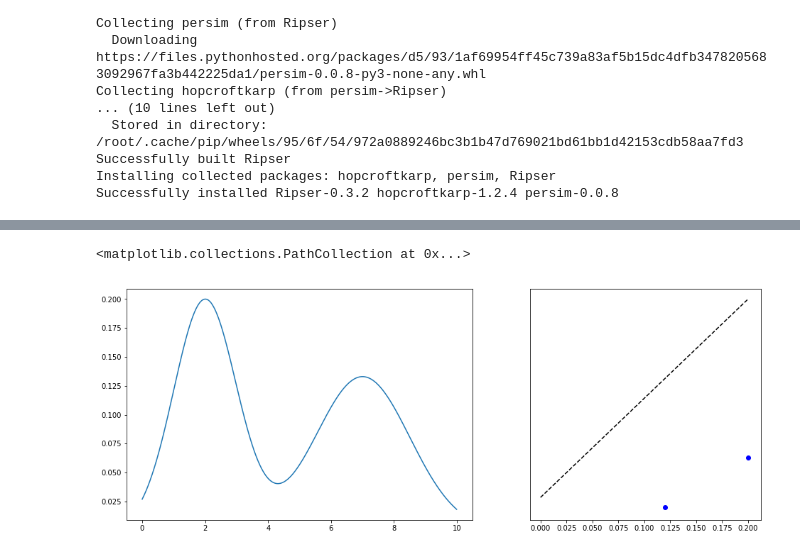
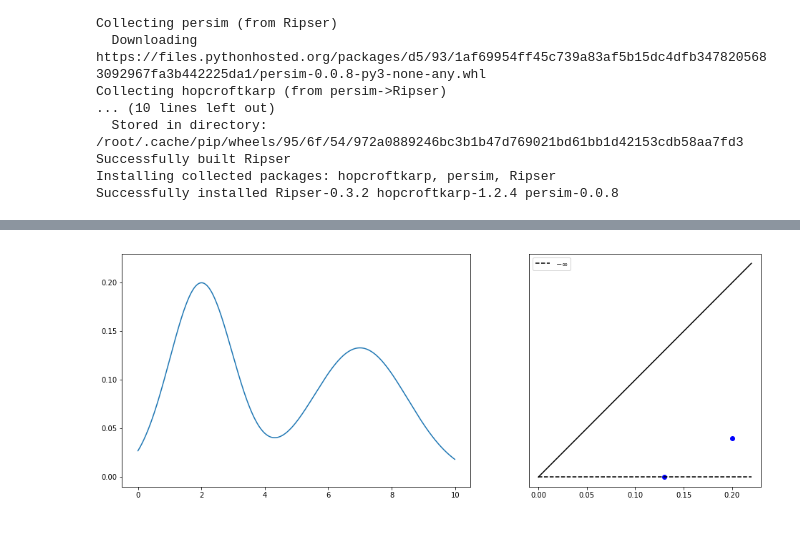
Before and after one commit to lewis-m/erk-kinetics-tda, a Jupyter notebook: NicePlots.ipynb, the cells around one changed output, grey strips where cells are left out. Cells and saved outputs as stored; diff of their text form; code cells hidden in the pictures.

```diff
--- a/NicePlots.ipynb
+++ b/NicePlots.ipynb
@@ -360,7 +371,6 @@ and Rhat is the potential scale reduction factor on split chains (at
 convergence, Rhat=1).
 # %%
 import scipy.stats as st
-import mpl_scatter_density
 from matplotlib import rc
 #matplotlib.rcParams['legend.fontsize'] = 10
 
@@ -387,10 +397,14 @@ for i in range(len(total_bayes_data)):
   y_marg = []
   z_marg = []
 
+  x_ext = [min(bayes_data[:,0]) - 0.1, max(bayes_data[:,0]) + 0.1]
+  y_ext = [min(bayes_data[:,1]) - 0.1, max(bayes_data[:,1]) + 0.1]
+  z_ext = [min(bayes_data[:,2]) - 0.1, max(bayes_data[:,2]) + 0.1]
+
   for x, y, z in bayes_data:
-    x_marg.append([0, y, z])
-    y_marg.append([x, 1, z])
-    z_marg.append([x, y, 0])
+    x_marg.append([x_ext[0], y, z])
+    y_marg.append([x, y_ext[1], z])
+    z_marg.append([x, y, z_ext[0]])
 
   x_marg = np.array(x_marg)
   y_marg = np.array(y_marg)
@@ -408,9 +422,10 @@ for i in range(len(total_bayes_data)):
   ax.set_xlabel(r'$P_1$')
   ax.set_ylabel(r'$P_2$')
   ax.set_zlabel(r'$\Pi_2$')
-  #ax.set_ylim([0, 1])
-  #ax.set_xlim([0, 1])
-  #ax.set_zlim([0, 1])
+  ax.set_ylim(y_ext)
+  ax.set_xlim(x_ext)
+  ax.set_zlim(z_ext)
 
-  plt.show()
+  exp_file = '%sBayesHeat.png' % y_type[i]
+  plt.savefig(exp_file, dpi=400)
 # %% [output]
@@ -422,27 +437,34 @@ for i in range(len(total_bayes_data)):
 # %%
-import scipy as sp
-from matplotlib import gridspec
-
+import matplotlib.pyplot as plt
+import matplotlib
+from mpl_toolkits.mplot3d import Axes3D
 
 y_func = lambda x: 0.5*sp.stats.norm.pdf(x, 2, 1) + 0.5*sp.stats.norm.pdf(x, 7, 1.5)
 
 x = np.arange(0, 10, 0.01)
 y = [y_func(xx) for xx in x]
 
 fig = plt.figure(figsize=(16, 6))
 gs = gridspec.GridSpec(1, 2, width_ratios=[3, 2])
 ax0 = plt.subplot(gs[0])
 ax0.plot(x, y)
+ax0.set_ylim([-0.01, 0.23])
 
-x = np.arange(0, 0.21, 0.01)
+x = np.arange(0, 0.23, 0.01)
 
-### Look up how to insert infty line using persim github
 
 ax1 = plt.subplot(gs[1])
 ax1.set_yticklabels([])
 ax1.get_yaxis().set_visible(False)
-ax1.plot(x, x, linestyle = '--', c='k')
-ax1.scatter(x=[0.2, 0.12], y=[0.04, -0.01], c='b', marker='o')
+ax1.plot(x, x, linestyle = '-', c='k')
+
+ax1.plot([0, 0.22], [0, 0], "--", c="k", label=r"$-\infty$")
+
+ax1.scatter(x=[0.2, 0.13], y=[0.04, 0], c='b', marker='o')
+ax1.set_ylim([-0.01, 0.23])
+ax1.set_xlim([-0.01, 0.23])
+ax1.legend(loc='upper left')
+
+plt.savefig('FiltrationPlusPD.png', dpi=400)
 # %% [output]
-<matplotlib.collections.PathCollection at 0x...>
-[figure, old version]
+[figure, new version]
```
Also changed, not shown: parts of 8 cells of this notebook.
